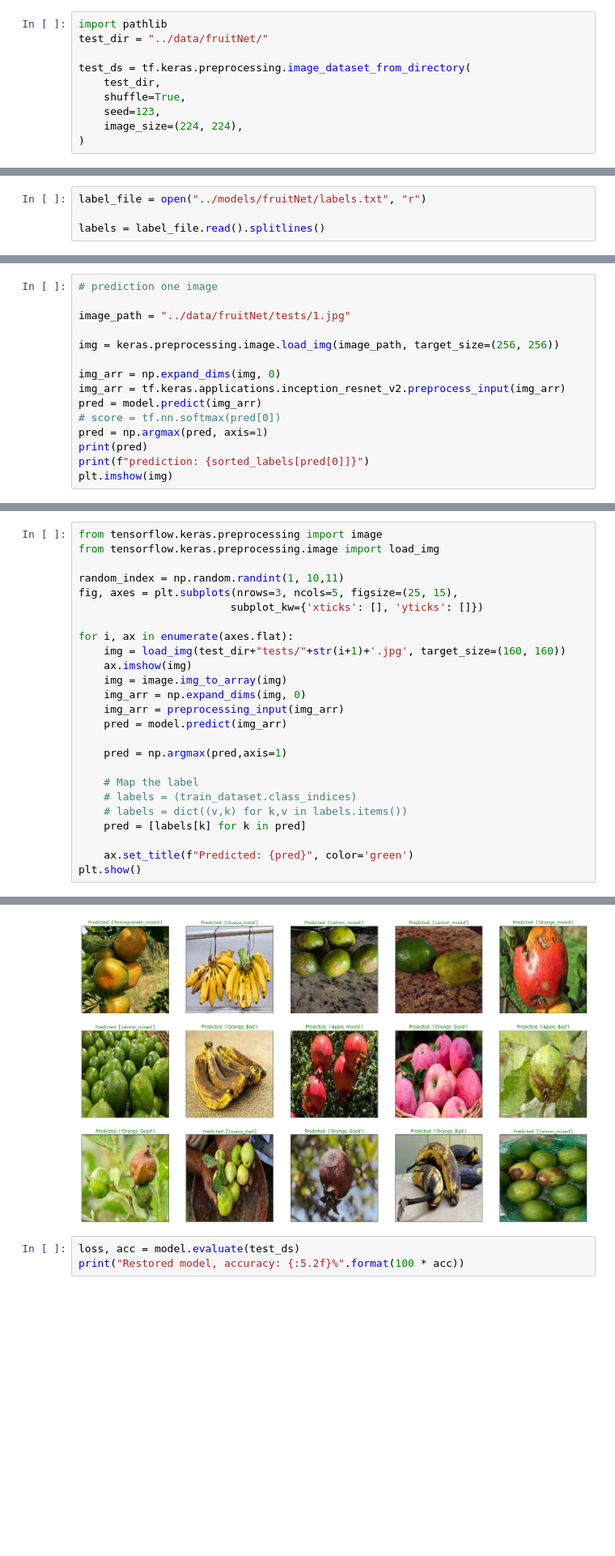
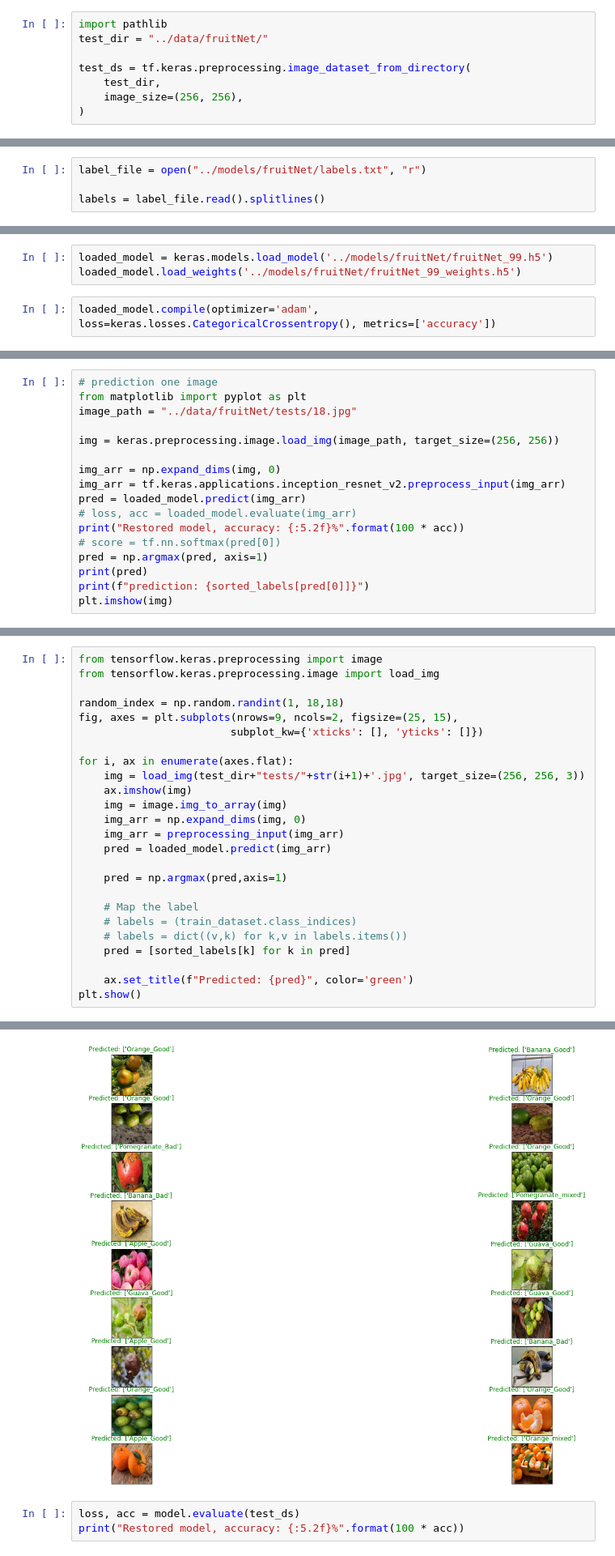
Before and after one commit to Da-Risset/product-expiration-reminder, a Jupyter notebook: notebooks/fruitNet_pred.ipynb, the cells around one changed output, grey strips where cells are left out. Shown at 81% size. Saved outputs shown, nothing was run; the diff lists cells and outputs as text; blank space fills up the shorter version.

```diff
--- a/notebooks/fruitNet_pred.ipynb
+++ b/notebooks/fruitNet_pred.ipynb
@@ -16,9 +12,7 @@ test_dir = "../data/fruitNet/"
 
 test_ds = tf.keras.preprocessing.image_dataset_from_directory(
     test_dir,
-    shuffle=True,
-    seed=123,
-    image_size=(224, 224),
+    image_size=(256, 256),
 )
 # %% [output]
 Found 15 files belonging to 1 classes.
@@ -156,0 +182,5 @@ Apple_Good
+# %%
+loaded_model = keras.models.load_model('../models/fruitNet/fruitNet_99.h5')
+loaded_model.load_weights('../models/fruitNet/fruitNet_99_weights.h5')
+# %%
+loaded_model.compile(optimizer='adam', loss=keras.losses.CategoricalCrossentropy(), metrics=['accuracy'])
@@ -157,13 +247,15 @@ Apple_Good
 # %%
 # prediction one image
-
-image_path = "../data/fruitNet/tests/1.jpg"
+from matplotlib import pyplot as plt
+image_path = "../data/fruitNet/tests/18.jpg"
 
 img = keras.preprocessing.image.load_img(image_path, target_size=(256, 256))
 
 img_arr = np.expand_dims(img, 0)
 img_arr = tf.keras.applications.inception_resnet_v2.preprocess_input(img_arr)
-pred = model.predict(img_arr)
+pred = loaded_model.predict(img_arr)
+# loss, acc = loaded_model.evaluate(img_arr)
+print("Restored model, accuracy: {:5.2f}%".format(100 * acc))
 # score = tf.nn.softmax(pred[0])
 pred = np.argmax(pred, axis=1)
 print(pred)
@@ -179,24 +272,24 @@ prediction: Orange_Good
 from tensorflow.keras.preprocessing import image
 from tensorflow.keras.preprocessing.image import load_img
 
-random_index = np.random.randint(1, 10,11)
-fig, axes = plt.subplots(nrows=3, ncols=5, figsize=(25, 15),
+random_index = np.random.randint(1, 18,18)
+fig, axes = plt.subplots(nrows=9, ncols=2, figsize=(25, 15),
                         subplot_kw={'xticks': [], 'yticks': []})
 
 for i, ax in enumerate(axes.flat):
-    img = load_img(test_dir+"tests/"+str(i+1)+'.jpg', target_size=(160, 160))
+    img = load_img(test_dir+"tests/"+str(i+1)+'.jpg', target_size=(256, 256, 3))
     ax.imshow(img)
     img = image.img_to_array(img)
     img_arr = np.expand_dims(img, 0)
     img_arr = preprocessing_input(img_arr)
-    pred = model.predict(img_arr)
+    pred = loaded_model.predict(img_arr)
 
     pred = np.argmax(pred,axis=1)
 
     # Map the label
     # labels = (train_dataset.class_indices)
     # labels = dict((v,k) for k,v in labels.items())
-    pred = [labels[k] for k in pred]
+    pred = [sorted_labels[k] for k in pred]
 
     ax.set_title(f"Predicted: {pred}", color='green')
 plt.show()
@@ -219,4 +315,4 @@ plt.show()
-[figure, old version]
+[figure, new version]
 # %%
 loss, acc = model.evaluate(test_ds)
 print("Restored model, accuracy: {:5.2f}%".format(100 * acc))
```
Also changed, not shown: parts of 15 cells of this notebook, 6 other files.
